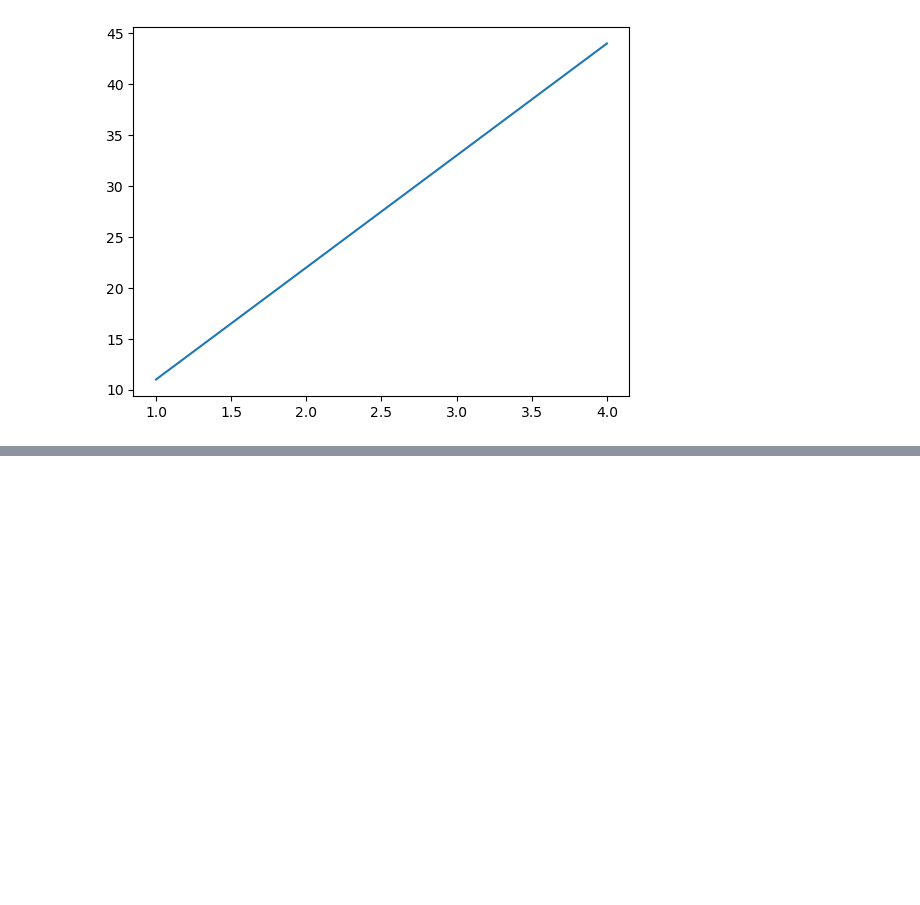
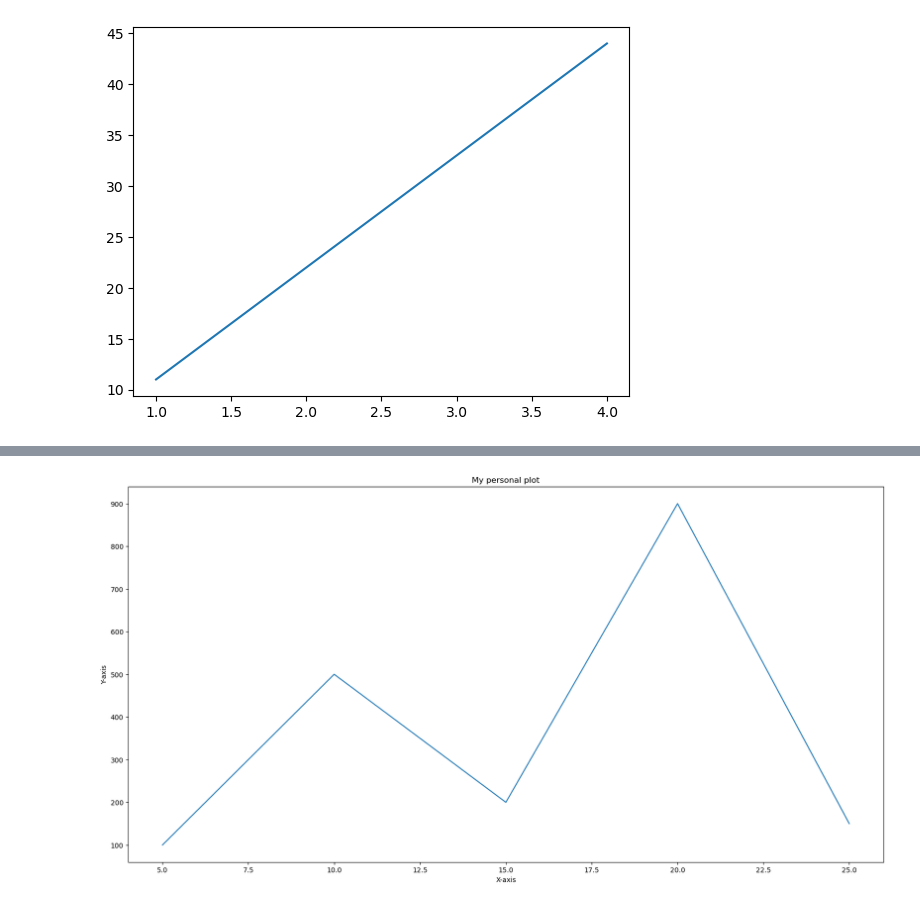
Before and after one commit to thesubodh1/Machine-Learning, a Jupyter notebook: matplotlib-intro.ipynb, the cells around one changed output, grey strips where cells are left out. Drawn from its saved outputs; the diff is of its cells as text; code cells hidden in the pictures; blank space fills up the shorter version.

```diff
--- a/matplotlib-intro.ipynb
+++ b/matplotlib-intro.ipynb
@@ -49,0 +79,12 @@ ax.plot(x,y); # lets add some data
+# %%
+# my personal plot
+import matplotlib.pyplot as plt
+
+y = [100,500,200,900,150]
+x = [5,10,15,20,25]
+fig,ax = plt.subplots(figsize=(20,10))
+ax.plot(x,y)
+ax.set(title="My personal plot",xlabel="X-axis",ylabel="Y-axis")
+fig.savefig("personal-plot.png")
+# %% [output]
+[figure, added]
```
Also changed, not shown: parts of 10 cells of this notebook.
